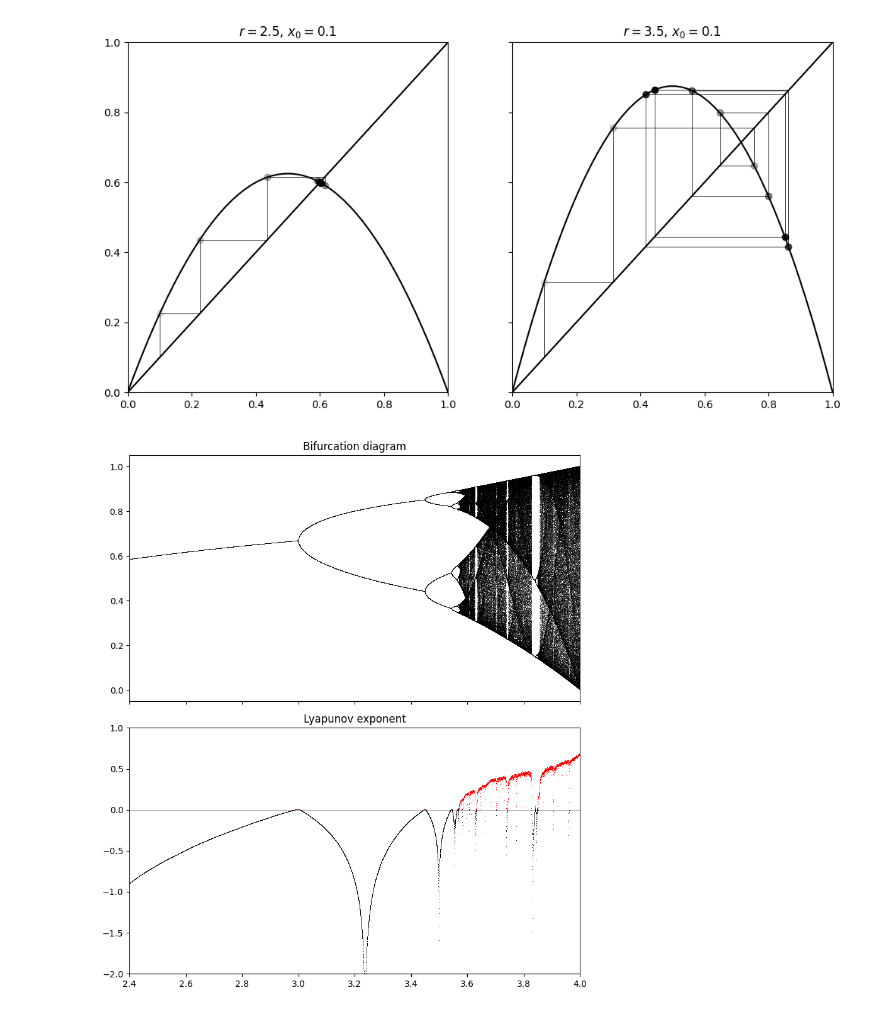
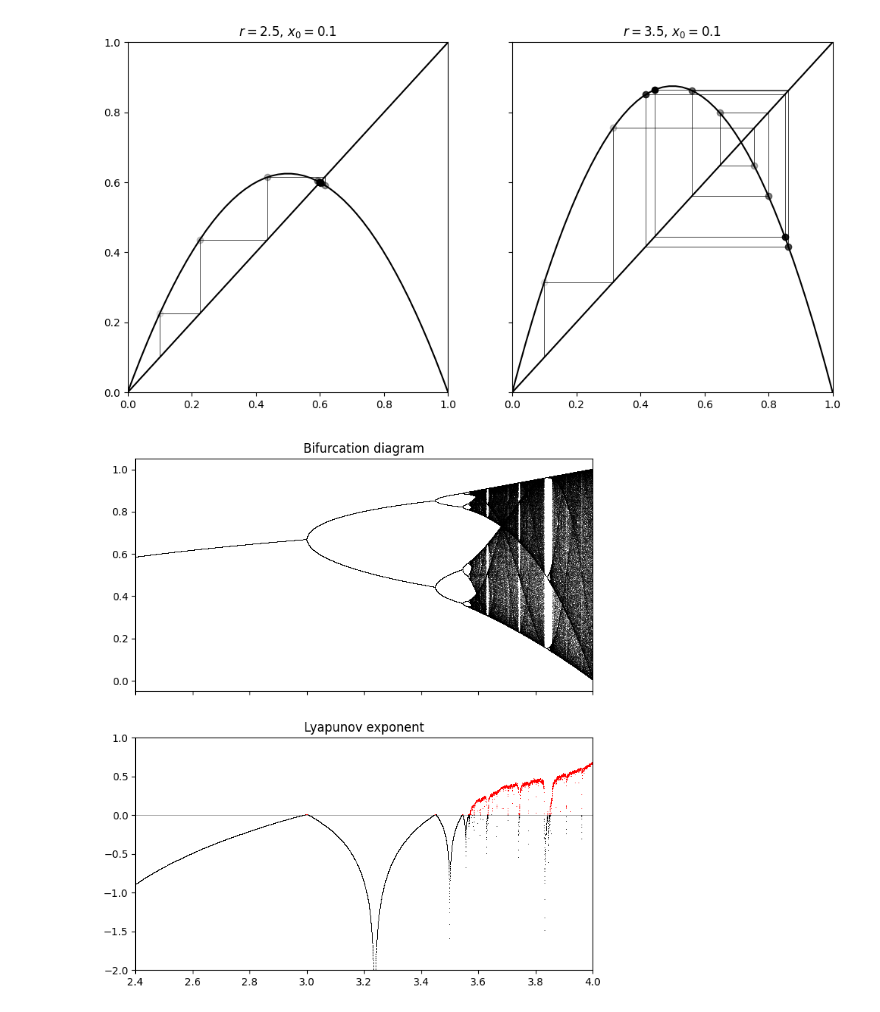
Before and after one commit to peter-clark/nonlinear-dynamics, a Jupyter notebook: 2-Maps-II/plot_map_bifurcation.ipynb, the cells around one changed output. Drawn from its saved outputs; the diff is of its cells as text; code cells hidden in the pictures.

```diff
--- a/2-Maps-II/plot_map_bifurcation.ipynb
+++ b/2-Maps-II/plot_map_bifurcation.ipynb
@@ -44,7 +44,7 @@ plt.show()
 # %%
 ## Select and initialize values for Bifurcation Plot ##
 rmin=2.4
-rmax=4.0
+rmax=4
 n=10000 #values of r to simulate
 
 r = np.linspace(rmin, rmax, n) # build r array
@@ -58,31 +58,31 @@ lyapunov = np.zeros(n)
 # %%
 ## plot bifurcation and lyapunov diagrams ##
 fig, (ax1, ax2) = plt.subplots(2, 1, figsize=(8, 9), sharex=True)
 
 x=x0
 
 # bifurcation
 for i in range(iterations):
     x=logistic(r, x)
     lyapunov += np.log(abs(r - 2 * r * x))
 
     # plot final points to see asymptomatic behavior
     if i > iterations-k:
-        ax1.plot(r, x ,',k', alpha=0.5)
+        ax1.plot(r, x ,',k', alpha=0.3)
 
 ax1.set_xlim(rmin, rmax)
 ax1.set_title("Bifurcation diagram")
 
 ax2.axhline(0,color='k', linewidth=0.5, alpha=0.5)
 
 
 ax2.plot(r[lyapunov<0], lyapunov[lyapunov<0]/iterations, ',k')
 ax2.plot(r[lyapunov>=0], lyapunov[lyapunov>=0]/iterations, ',r')
 
 ax2.set_xlim(rmin, rmax)
 ax2.set_ylim(-2, 1)
 ax2.set_title("Lyapunov exponent")
-plt.tight_layout()
+#plt.tight_layout()
 plt.show()
 # %% [output]
-[figure, old version]
+[figure, new version]
```
Also changed, not shown: 3 other files.
